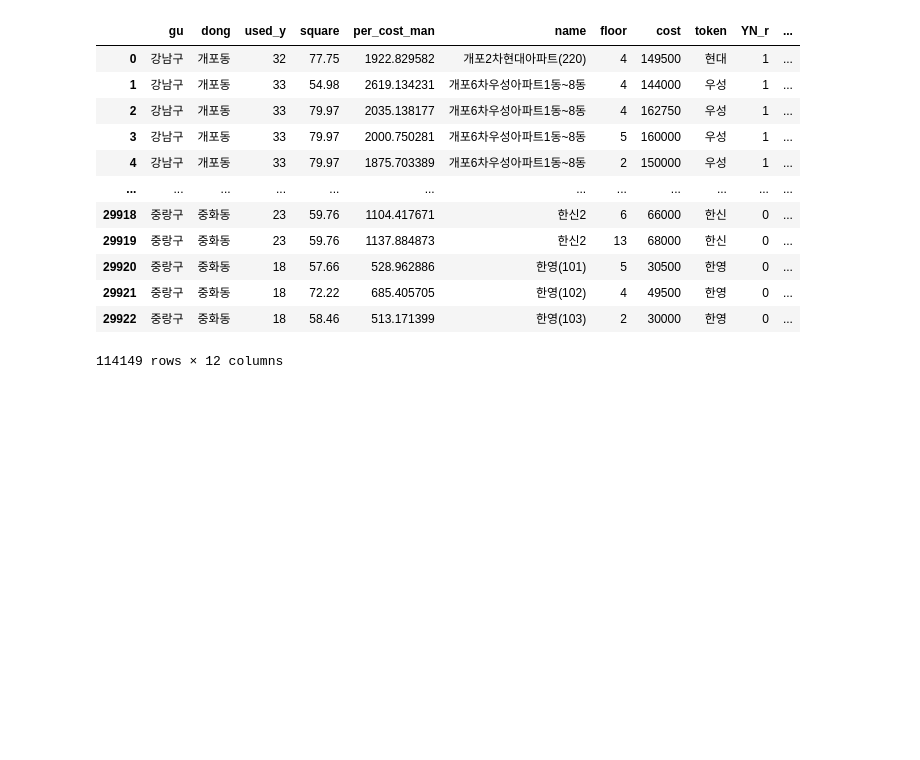
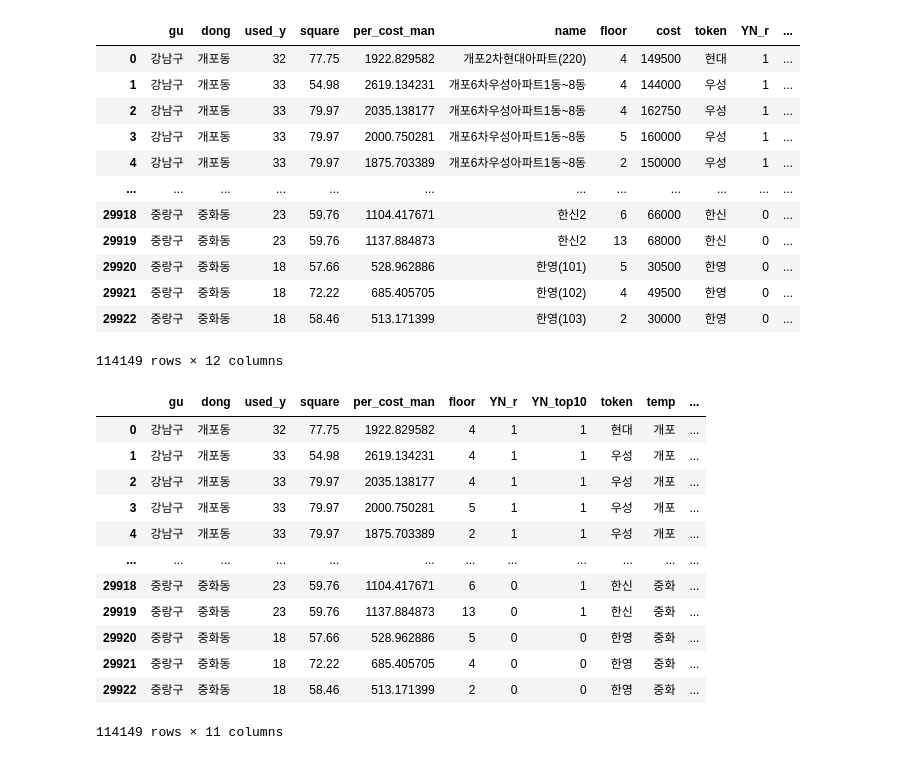
Before and after one commit to chaerui7967/ko_Apartment_Deal, a Jupyter notebook: Apart_EDA.ipynb, the cells around one changed output. Cells and saved outputs as stored; diff of their text form; code cells hidden in the pictures; blank space fills up the shorter version.

```diff
--- a/Apart_EDA.ipynb
+++ b/Apart_EDA.ipynb
@@ -386,0 +387,20 @@ seoul_1.to_csv('seoul_1.csv')
+# %%
+seoul_2 = seoul_1.drop(['name'], axis=1)
+# %%
+seoul_2 = seoul_2[['gu', 'dong', 'used_y', 'square', 'per_cost_man', 'floor', 'YN_r', 'YN_top10', 'token', 'temp', 'cost']]
+# %%
+seoul_2
+# %% [output]
+|  | gu | dong | used_y | square | per_cost_man | floor | YN_r | YN_top10 | token | temp | ... |
+| 0 | 강남구 | 개포동 | 32 | 77.75 | 1922.829582 | 4 | 1 | 1 | 현대 | 개포 | ... |
+| 1 | 강남구 | 개포동 | 33 | 54.98 | 2619.134231 | 4 | 1 | 1 | 우성 | 개포 | ... |
+| 2 | 강남구 | 개포동 | 33 | 79.97 | 2035.138177 | 4 | 1 | 1 | 우성 | 개포 | ... |
+| 3 | 강남구 | 개포동 | 33 | 79.97 | 2000.750281 | 5 | 1 | 1 | 우성 | 개포 | ... |
+| 4 | 강남구 | 개포동 | 33 | 79.97 | 1875.703389 | 2 | 1 | 1 | 우성 | 개포 | ... |
+| ... | ... | ... | ... | ... | ... | ... | ... | ... | ... | ... | ... |
+| 29918 | 중랑구 | 중화동 | 23 | 59.76 | 1104.417671 | 6 | 0 | 1 | 한신 | 중화 | ... |
+| 29919 | 중랑구 | 중화동 | 23 | 59.76 | 1137.884873 | 13 | 0 | 1 | 한신 | 중화 | ... |
+| 29920 | 중랑구 | 중화동 | 18 | 57.66 | 528.962886 | 5 | 0 | 0 | 한영 | 중화 | ... |
+| 29921 | 중랑구 | 중화동 | 18 | 72.22 | 685.405705 | 4 | 0 | 0 | 한영 | 중화 | ... |
+| 29922 | 중랑구 | 중화동 | 18 | 58.46 | 513.171399 | 2 | 0 | 0 | 한영 | 중화 | ... |
+114149 rows × 11 columns
```
Also changed, not shown: parts of 4 cells of this notebook.
